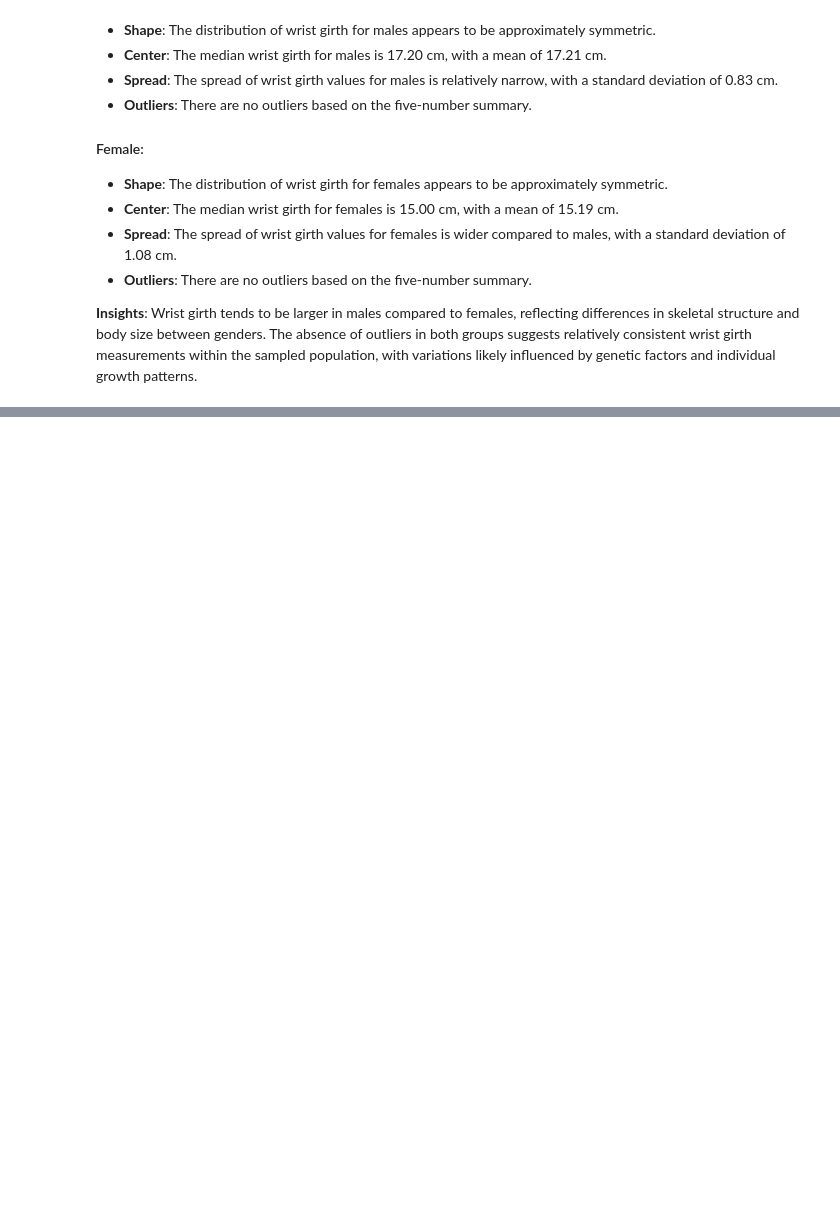
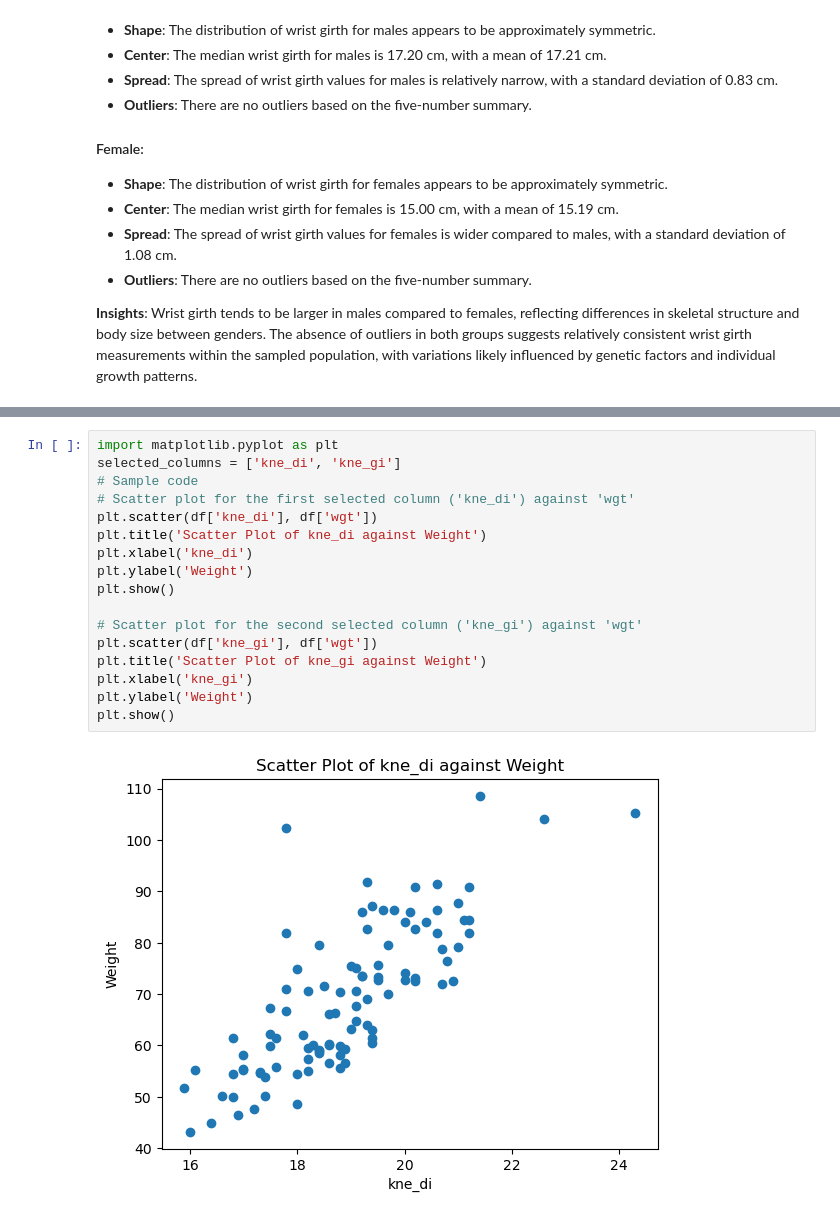
Before and after one commit to robertnesterodhiambo/robertnesterodhiambo-Data-analysis, a Jupyter notebook: colab.ipynb, the cells around one changed output, grey strips where cells are left out. Saved outputs shown, nothing was run; the diff lists cells and outputs as text; blank space fills up the shorter version.

```diff
--- a/colab.ipynb
+++ b/colab.ipynb
@@ -355,0 +370,19 @@ Name: wri_gi, dtype: float64
+# %%
+import matplotlib.pyplot as plt
+selected_columns = ['kne_di', 'kne_gi']
+# Sample code
+# Scatter plot for the first selected column ('kne_di') against 'wgt'
+plt.scatter(df['kne_di'], df['wgt'])
+plt.title('Scatter Plot of kne_di against Weight')
+plt.xlabel('kne_di')
+plt.ylabel('Weight')
+plt.show()
+
+# Scatter plot for the second selected column ('kne_gi') against 'wgt'
+plt.scatter(df['kne_gi'], df['wgt'])
+plt.title('Scatter Plot of kne_gi against Weight')
+plt.xlabel('kne_gi')
+plt.ylabel('Weight')
+plt.show()
+# %% [output]
+[figure, added]
```
Also changed, not shown: parts of 7 cells of this notebook.
